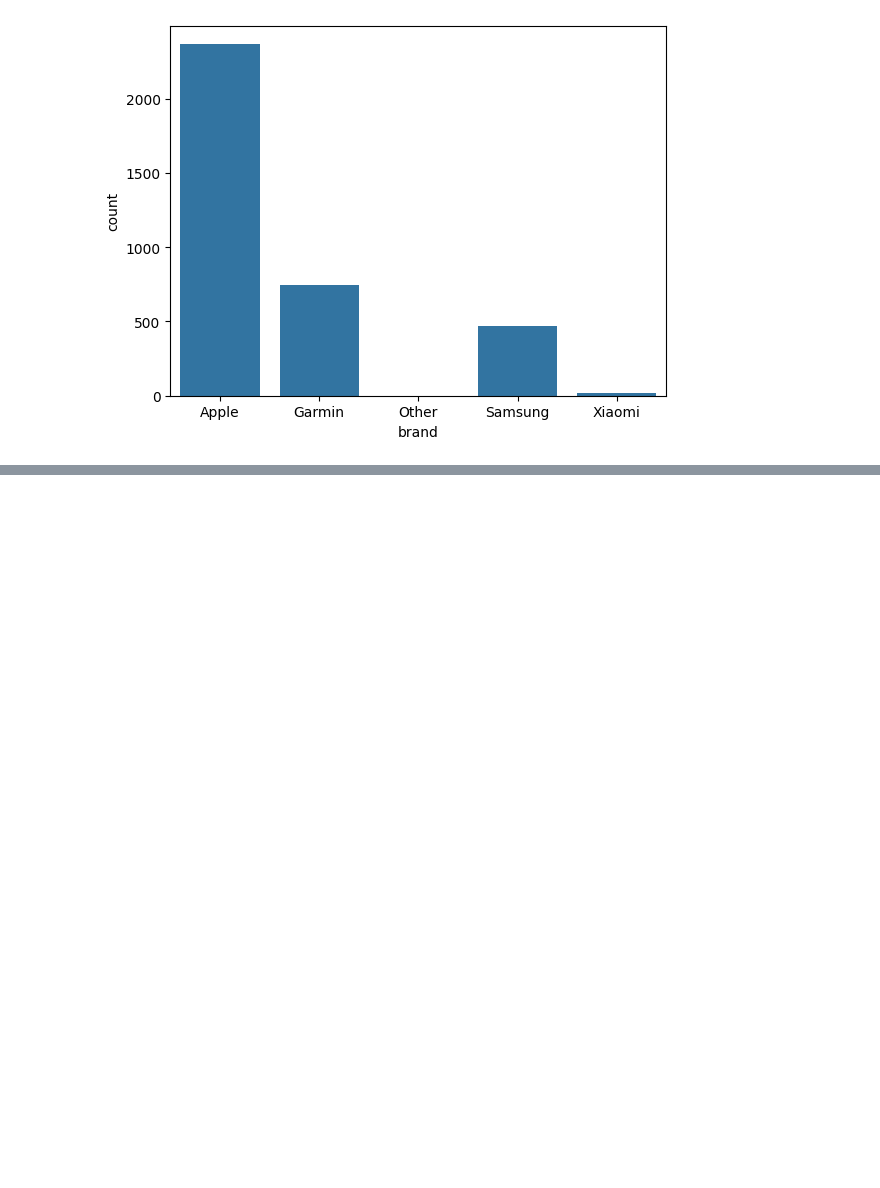
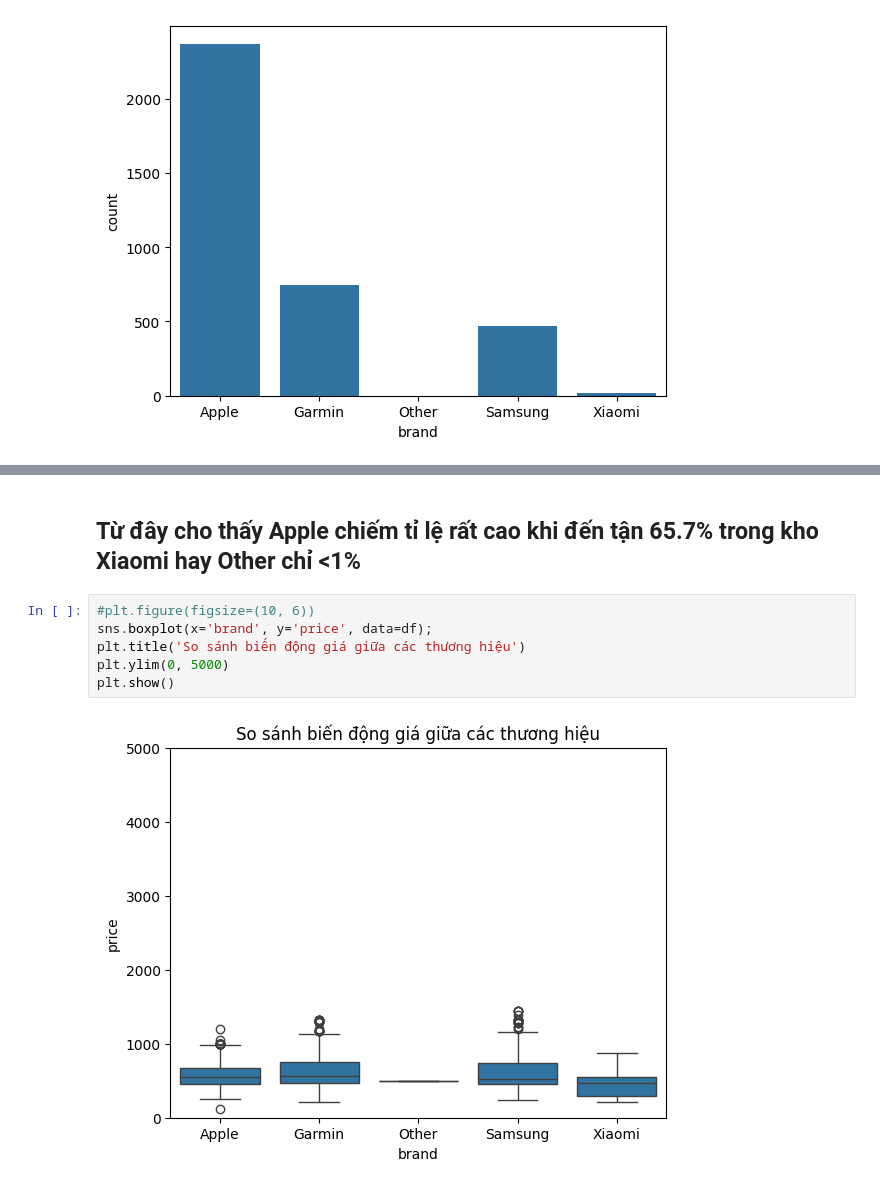
Before and after one commit to khangnguyen-data/Global_SmartWatch_Marketplace, a Jupyter notebook: EDA_demo.ipynb, the cells around one changed output, grey strips where cells are left out. Saved outputs shown, nothing was run; the diff lists cells and outputs as text; blank space fills up the shorter version.

```diff
--- a/EDA_demo.ipynb
+++ b/EDA_demo.ipynb
@@ -139,0 +163,10 @@ sns.countplot(data=df, x='brand');
+# %% [markdown]
+## Từ đây cho thấy Apple chiếm tỉ lệ rất cao khi đến tận 65.7% trong kho Xiaomi hay Other chỉ <1%
+# %%
+#plt.figure(figsize=(10, 6))
+sns.boxplot(x='brand', y='price', data=df);
+plt.title('So sánh biến động giá giữa các thương hiệu')
+plt.ylim(0, 5000)
+plt.show()
+# %% [output]
+[figure, added]
```
Also changed, not shown: parts of 20 cells of this notebook.
